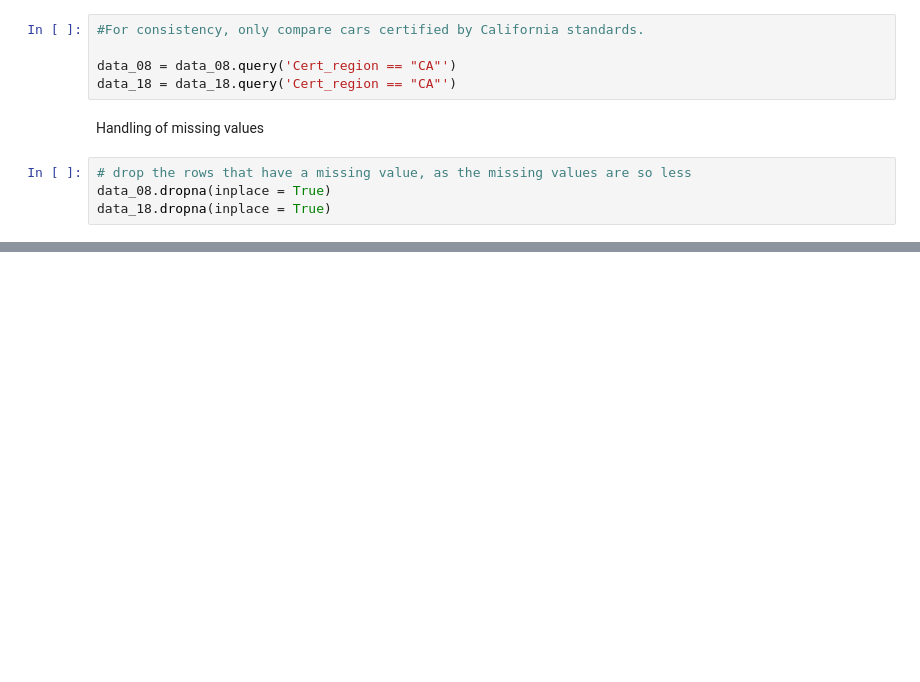
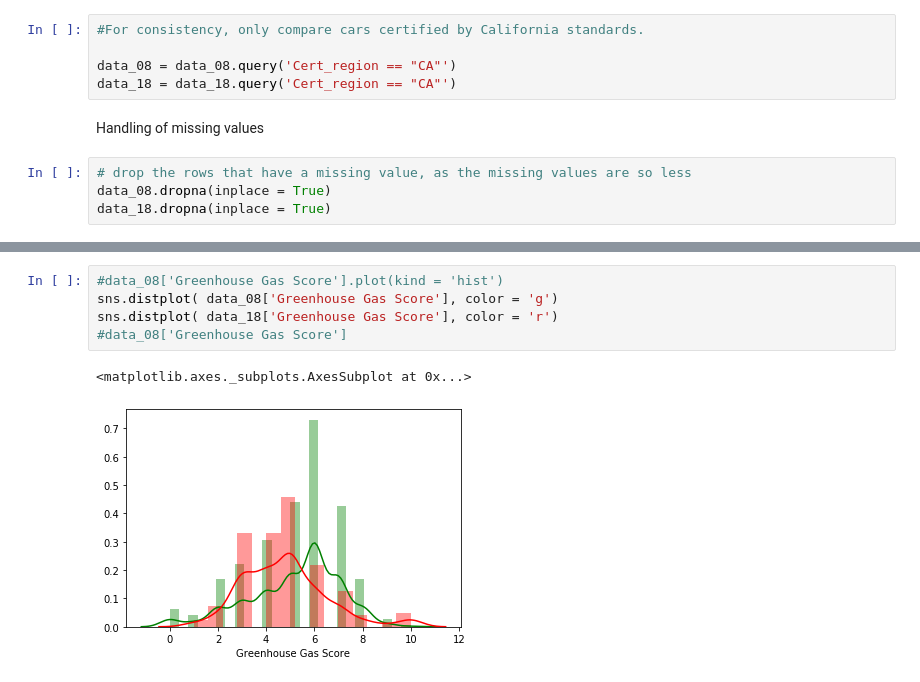
Before and after one commit to Sibin-Sibi/greenvehicle, a Jupyter notebook: model.ipynb, the cells around one changed output, grey strips where cells are left out. Cells and saved outputs as stored; diff of their text form; blank space fills up the shorter version.

```diff
--- a/model.ipynb
+++ b/model.ipynb
@@ -160,0 +297,8 @@ NameError: name 'x' is not defined
+# %%
+#data_08['Greenhouse Gas Score'].plot(kind = 'hist')
+sns.distplot( data_08['Greenhouse Gas Score'], color = 'g')
+sns.distplot( data_18['Greenhouse Gas Score'], color = 'r')
+#data_08['Greenhouse Gas Score']
+# %% [output]
+<matplotlib.axes._subplots.AxesSubplot at 0x...>
+[figure, added]
```
Also changed, not shown: parts of 27 cells of this notebook.
